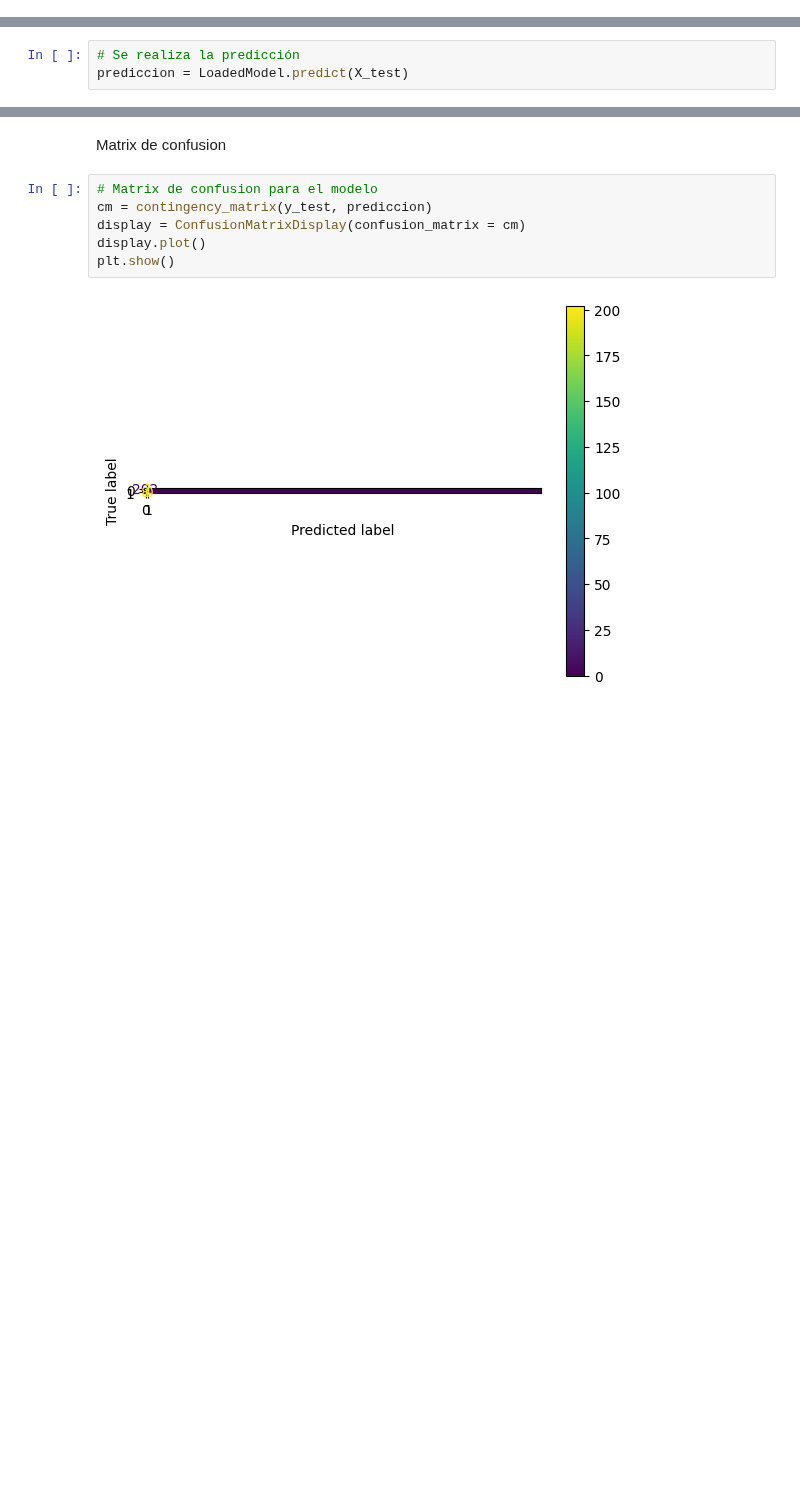
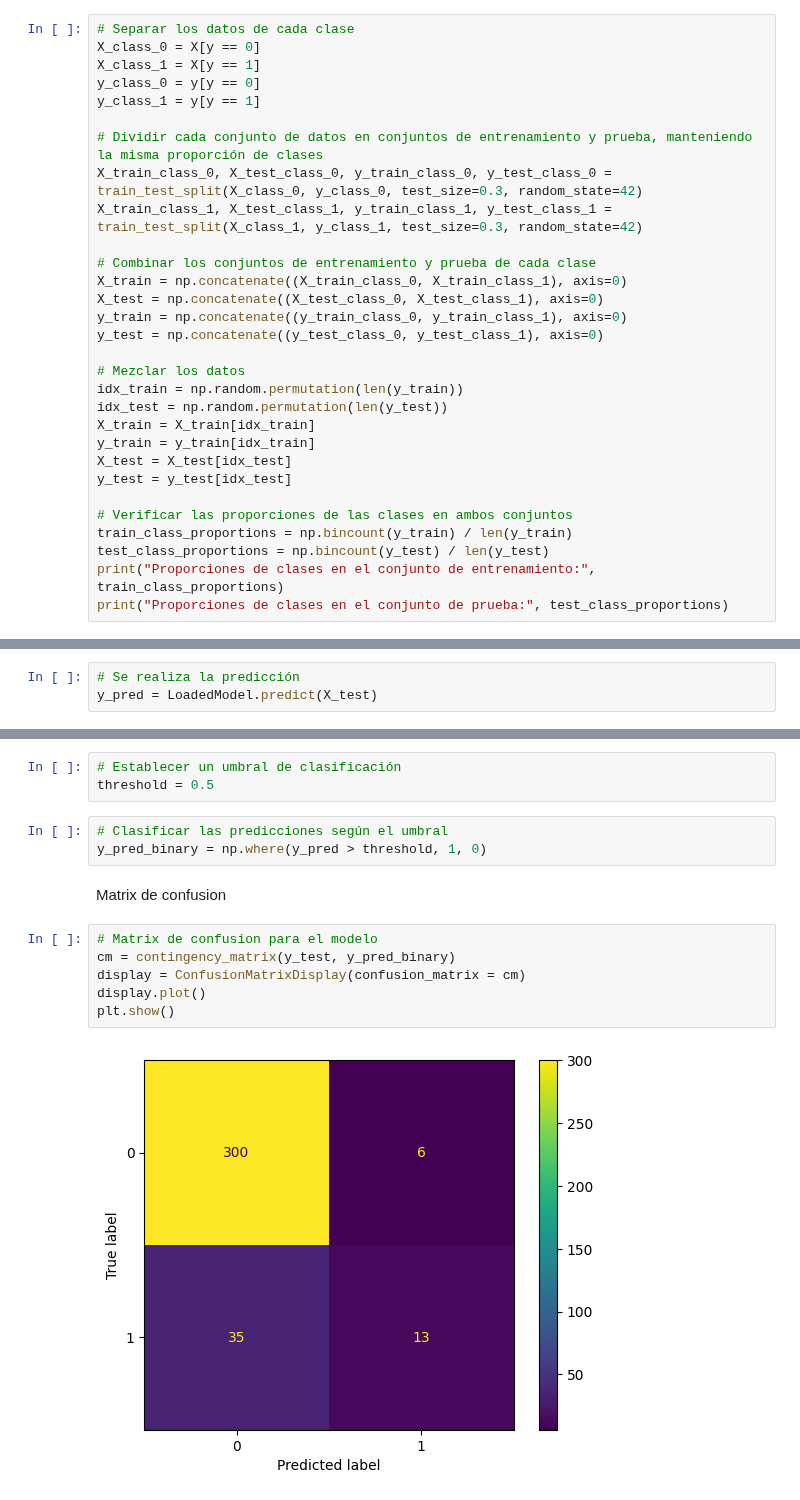
Before and after one commit to Valenmunerap/SaludIC, a Jupyter notebook: Modelo.ipynb, the cells around one changed output, grey strips where cells are left out. Cells and saved outputs as stored; diff of their text form; blank space fills up the shorter version.

```diff
--- a/Modelo.ipynb
+++ b/Modelo.ipynb
@@ -67,0 +67,30 @@ X_train, X_test, y_train, y_test = train_test_split(X, y, train_size=0.7)
+# %%
+# Separar los datos de cada clase
+X_class_0 = X[y == 0]
+X_class_1 = X[y == 1]
+y_class_0 = y[y == 0]
+y_class_1 = y[y == 1]
+
+# Dividir cada conjunto de datos en conjuntos de entrenamiento y prueba, manteniendo la misma proporción de clases
+X_train_class_0, X_test_class_0, y_train_class_0, y_test_class_0 = train_test_split(X_class_0, y_class_0, test_size=0.3, random_state=42)
+X_train_class_1, X_test_class_1, y_train_class_1, y_test_class_1 = train_test_split(X_class_1, y_class_1, test_size=0.3, random_state=42)
+
+# Combinar los conjuntos de entrenamiento y prueba de cada clase
+X_train = np.concatenate((X_train_class_0, X_train_class_1), axis=0)
+X_test = np.concatenate((X_test_class_0, X_test_class_1), axis=0)
+y_train = np.concatenate((y_train_class_0, y_train_class_1), axis=0)
+y_test = np.concatenate((y_test_class_0, y_test_class_1), axis=0)
+
+# Mezclar los datos
+idx_train = np.random.permutation(len(y_train))
+idx_test = np.random.permutation(len(y_test))
+X_train = X_train[idx_train]
+y_train = y_train[idx_train]
+X_test = X_test[idx_test]
+y_test = y_test[idx_test]
+
+# Verificar las proporciones de las clases en ambos conjuntos
+train_class_proportions = np.bincount(y_train) / len(y_train)
+test_class_proportions = np.bincount(y_test) / len(y_test)
+print("Proporciones de clases en el conjunto de entrenamiento:", train_class_proportions)
+print("Proporciones de clases en el conjunto de prueba:", test_class_proportions)
@@ -186,5 +218,5 @@ LoadedModel = pickle.load(open(nombreArchivo, 'rb'))
 Predicción
 # %%
 # Se realiza la predicción
-prediccion = LoadedModel.predict(X_test)
+y_pred = LoadedModel.predict(X_test)
 # %% [output]
@@ -192,10 +224,16 @@ prediccion = LoadedModel.predict(X_test)
+# %%
+# Establecer un umbral de clasificación
+threshold = 0.5
+# %%
+# Clasificar las predicciones según el umbral
+y_pred_binary = np.where(y_pred > threshold, 1, 0)
 # %% [markdown]
 Matrix de confusion
 # %%
 # Matrix de confusion para el modelo
-cm = contingency_matrix(y_test, prediccion)
+cm = contingency_matrix(y_test, y_pred_binary)
 display = ConfusionMatrixDisplay(confusion_matrix = cm)
 display.plot()
 plt.show()
 # %% [output]
-[figure, old version]
+[figure, new version]
```
Also changed, not shown: parts of 11 cells of this notebook, 1 other file.
